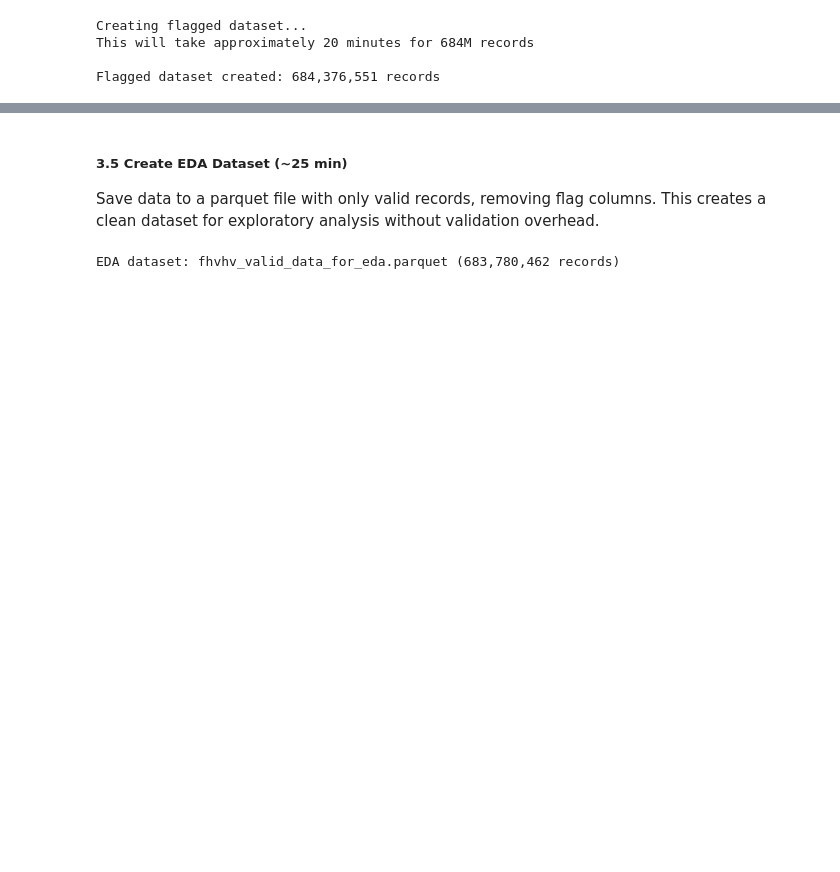
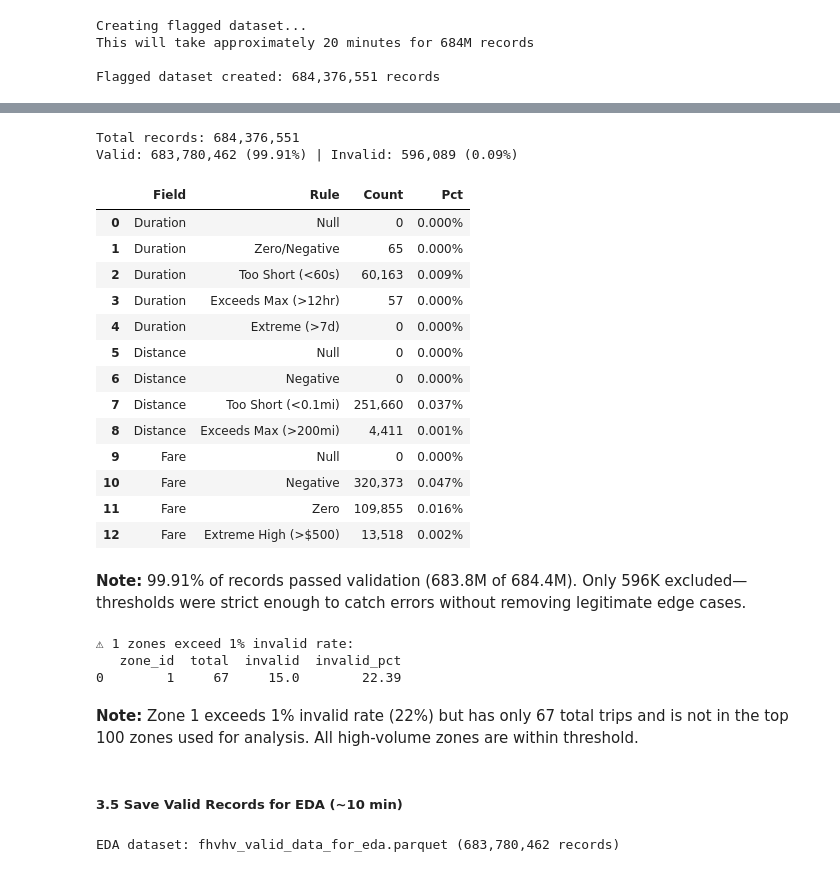
Before and after one commit to KRFlowers/nyc-fhv-rideshare-forecasting, a Jupyter notebook: notebooks/01_data_validation.ipynb, the cells around one changed output, grey strips where cells are left out. Drawn from its saved outputs; the diff is of its cells as text; code cells hidden in the pictures; blank space fills up the shorter version.

Commit message:
Re-run and cleanup all notebooks, modify README to update results

```diff
--- a/notebooks/01_data_validation.ipynb
+++ b/notebooks/01_data_validation.ipynb
@@ -389,6 +335,78 @@ OVERALL VALIDITY
-# %% [markdown]
-##### 3.5 Create EDA Dataset (~25 min)
-Save data to a parquet file with only valid records, removing flag columns. This creates a clean dataset for exploratory analysis without validation overhead.
+# %%
+# create a dictionary of validation results
+validation_results = [
+    {'Field': 'Duration', 'Rule': 'Null', 'Count': dur_null, 'Pct': dur_null/total*100},
+    {'Field': 'Duration', 'Rule': 'Zero/Negative', 'Count': dur_zero_neg, 'Pct': dur_zero_neg/total*100},
+    {'Field': 'Duration', 'Rule': f'Too Short (<{DURATION_MIN}s)', 'Count': dur_too_short, 'Pct': dur_too_short/total*100},
+    {'Field': 'Duration', 'Rule': f'Exceeds Max (>{DURATION_MAX/3600:.0f}hr)', 'Count': dur_exceeds_max, 'Pct': dur_exceeds_max/total*100},
+    {'Field': 'Duration', 'Rule': f'Extreme (>{DURATION_EXTREME/86400:.0f}d)', 'Count': dur_extreme, 'Pct': dur_extreme/total*100},
+    {'Field': 'Distance', 'Rule': 'Null', 'Count': dist_null, 'Pct': dist_null/total*100},
+    {'Field': 'Distance', 'Rule': 'Negative', 'Count': dist_negative, 'Pct': dist_negative/total*100},
+    {'Field': 'Distance', 'Rule': f'Too Short (<{DISTANCE_MIN}mi)', 'Count': dist_too_short, 'Pct': dist_too_short/total*100},
+    {'Field': 'Distance', 'Rule': f'Exceeds Max (>{DISTANCE_MAX}mi)', 'Count': dist_exceeds_max, 'Pct': dist_exceeds_max/total*100},
+    {'Field': 'Fare', 'Rule': 'Null', 'Count': fare_null, 'Pct': fare_null/total*100},
+    {'Field': 'Fare', 'Rule': 'Negative', 'Count': fare_negative, 'Pct': fare_negative/total*100},
+    {'Field': 'Fare', 'Rule': 'Zero', 'Count': fare_zero, 'Pct': fare_zero/total*100},
+    {'Field': 'Fare', 'Rule': f'Extreme High (>${FARE_MAX})', 'Count': fare_extreme_high, 'Pct': fare_extreme_high/total*100},
+]
+
+# Convert dictionary to dataframe
+validation_summary = pd.DataFrame(validation_results)
+
+# Format columns for display
+validation_summary['Count'] = validation_summary['Count'].apply(lambda x: f"{x:,}")
+validation_summary['Pct'] = validation_summary['Pct'].apply(lambda x: f"{x:.3f}%")
+
+# Display results
+print(f"Total records: {total:,}")
+print(f"Valid: {valid:,} ({valid/total*100:.2f}%) | Invalid: {invalid:,} ({invalid/total*100:.2f}%)\n")
+validation_summary
+# %% [output]
+Total records: 684,376,551
+Valid: 683,780,462 (99.91%) | Invalid: 596,089 (0.09%)
+|  | Field | Rule | Count | Pct |
+| 0 | Duration | Null | 0 | 0.000% |
+| 1 | Duration | Zero/Negative | 65 | 0.000% |
+| 2 | Duration | Too Short (<60s) | 60,163 | 0.009% |
+| 3 | Duration | Exceeds Max (>12hr) | 57 | 0.000% |
+| 4 | Duration | Extreme (>7d) | 0 | 0.000% |
+| 5 | Distance | Null | 0 | 0.000% |
+| 6 | Distance | Negative | 0 | 0.000% |
+| 7 | Distance | Too Short (<0.1mi) | 251,660 | 0.037% |
+| 8 | Distance | Exceeds Max (>200mi) | 4,411 | 0.001% |
+| 9 | Fare | Null | 0 | 0.000% |
+| 10 | Fare | Negative | 320,373 | 0.047% |
+| 11 | Fare | Zero | 109,855 | 0.016% |
+| 12 | Fare | Extreme High (>$500) | 13,518 | 0.002% |
+# %% [markdown]
+**Note:** 99.91% of records passed validation (683.8M of 684.4M). Only 596K excluded—thresholds were strict enough to catch errors without removing legitimate edge cases.
+# %%
+# Check invalid rate by zone to verify no bias by location
+zone_validity = con.execute(f"""
+    SELECT
+        PULocationID as zone_id,
+        COUNT(*) as total,
+        SUM(CASE WHEN is_valid = FALSE THEN 1 ELSE 0 END) as invalid,
+        ROUND(SUM(CASE WHEN is_valid = FALSE THEN 1 ELSE 0 END) * 100.0 / COUNT(*), 2) as invalid_pct
+    FROM '{FLAGGED_FILE}'
+    GROUP BY PULocationID
+    HAVING invalid_pct > 1.0
+    ORDER BY invalid_pct DESC
+""").df()
+
+if len(zone_validity) == 0:
+    print("✓ No zones exceed 1% invalid rate")
+else:
+    print(f"⚠ {len(zone_validity)} zones exceed 1% invalid rate:")
+    print(zone_validity)
+# %% [output]
+⚠ 1 zones exceed 1% invalid rate:
+   zone_id  total  invalid  invalid_pct
+0        1     67     15.0        22.39
+# %% [markdown]
+**Note:** Zone 1 exceeds 1% invalid rate (22%) but has only 67 total trips and is not in the top 100 zones used for analysis. All high-volume zones are within threshold.
+# %% [markdown]
+##### 3.5 Save Valid Records for EDA (~10 min)
 # %%
 # Create EDA dataset with only valid records, excluding flag columns
 con.execute(f"""
```
Also changed, not shown: parts of 39 cells of this notebook, 3 other files.
